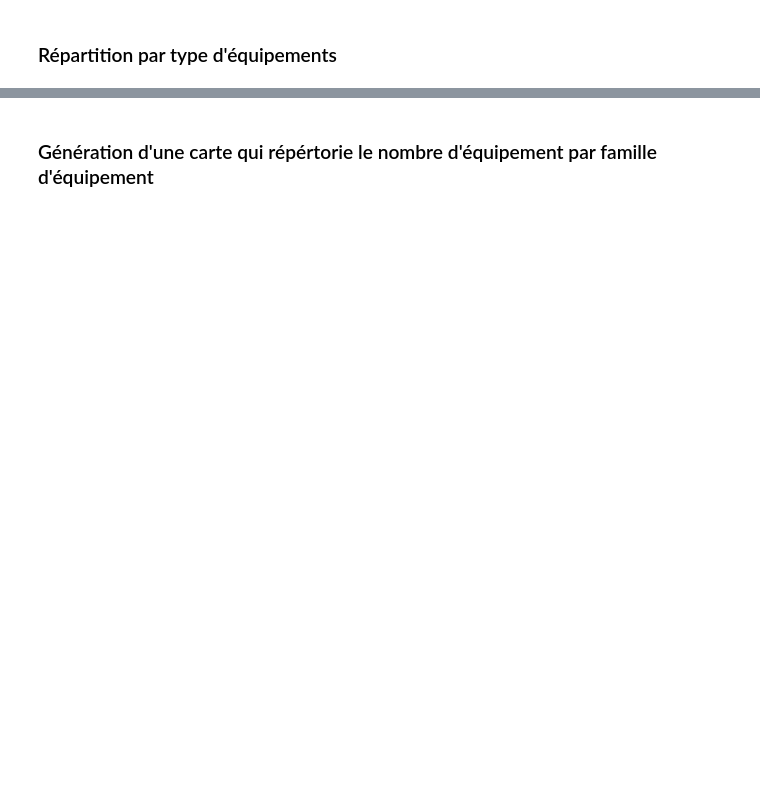
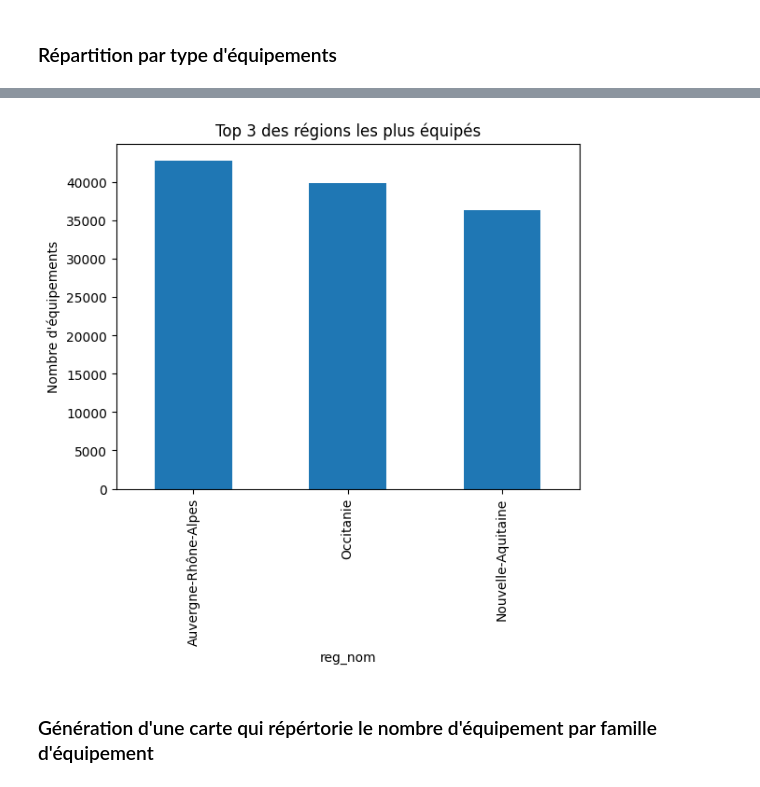
Before and after one commit to LR-Matteo/Projet-Final-Python-DataScience, a Jupyter notebook: bdd_stats_desc.ipynb, the cells around one changed output, grey strips where cells are left out. Saved outputs shown, nothing was run; the diff lists cells and outputs as text; code cells hidden in the pictures; blank space fills up the shorter version.

```diff
--- a/bdd_stats_desc.ipynb
+++ b/bdd_stats_desc.ipynb
@@ -56,3 +75,17 @@ plt.show()
+# %%
+equip_reg = (
+    data
+    .groupby('reg_nom')
+    .size()
+    .sort_values(ascending=False)
+)
+
+equip_reg.head(3).plot(kind='bar')
+plt.title("Top 3 des régions les plus équipés")
+plt.ylabel("Nombre d'équipements")
+plt.show()
+# %% [output]
+[figure, added]
 # %% [markdown]
 ### Génération d'une carte qui répértorie le nombre d'équipement par famille d'équipement
 # %%
```
Also changed, not shown: parts of 9 cells of this notebook.
